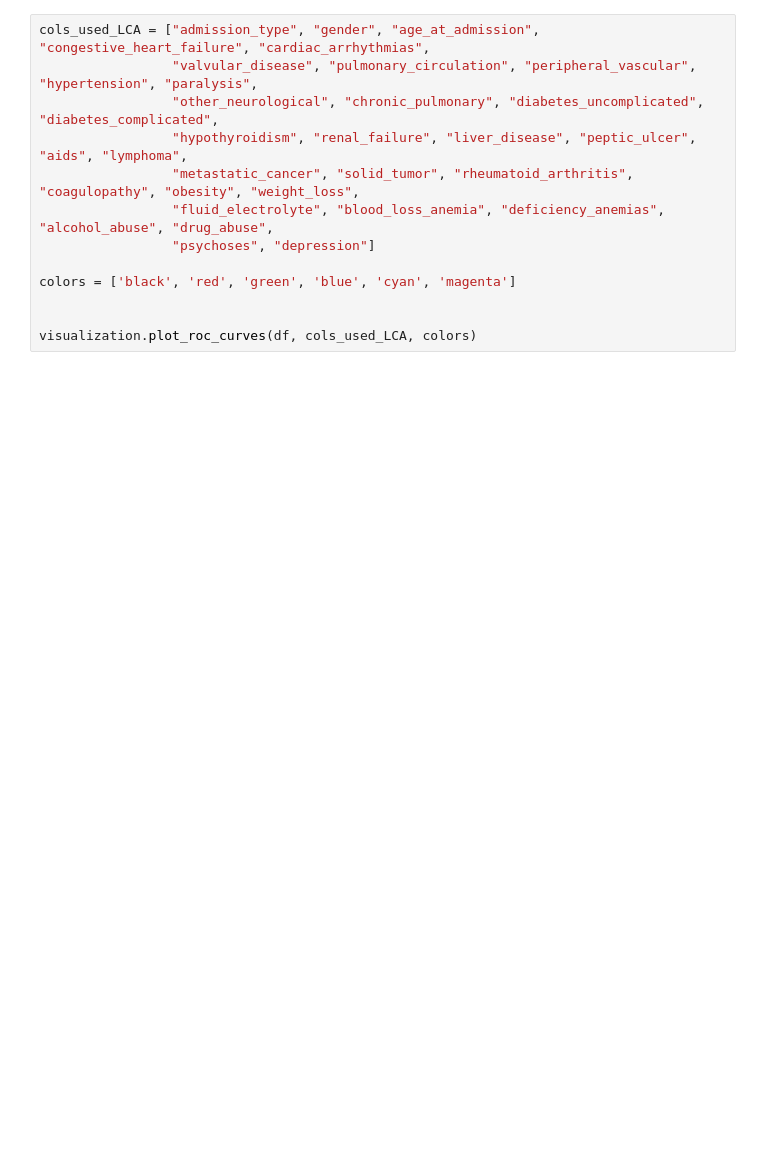
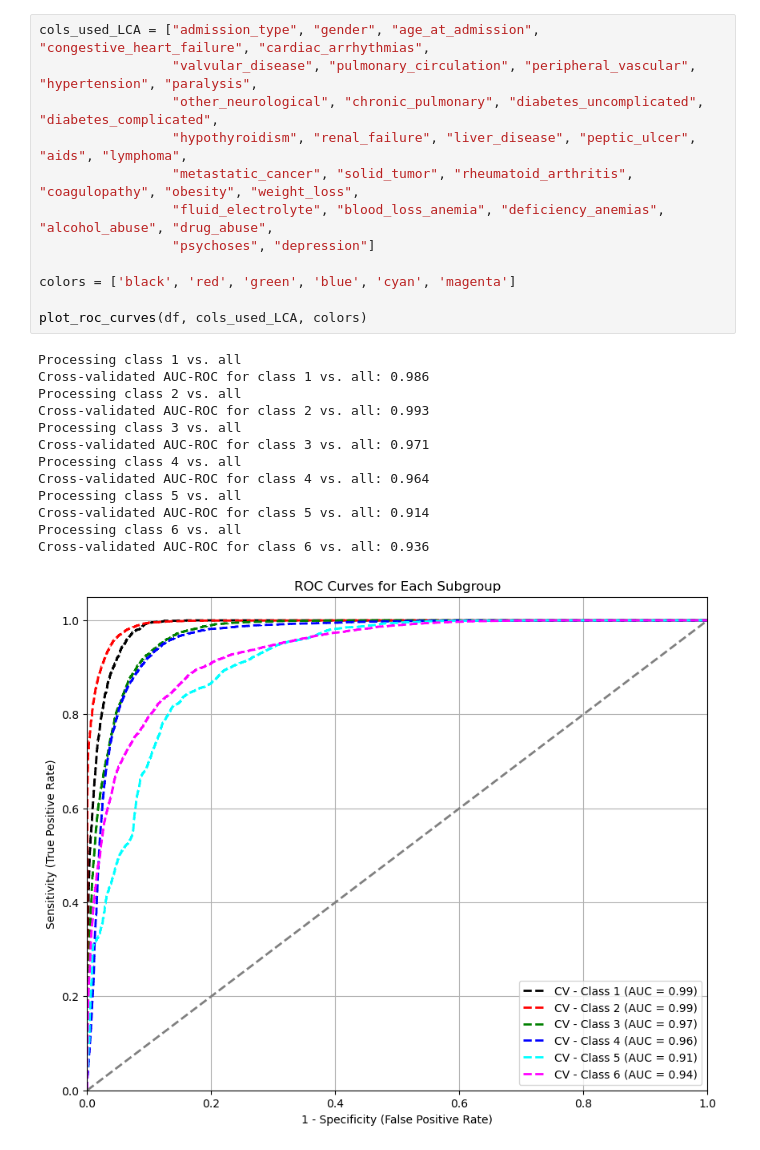
Before and after one commit to kshannon-ucsd/24fa-dsc180a, a Jupyter notebook: LCA_Analysis/LCA_post_analysis.ipynb, the cells around one changed output. Saved outputs shown, nothing was run; the diff lists cells and outputs as text; blank space fills up the shorter version.

```diff
--- a/LCA_Analysis/LCA_post_analysis.ipynb
+++ b/LCA_Analysis/LCA_post_analysis.ipynb
@@ -24,13 +63,26 @@ visualization.plot_subgroup_characteristics(df, bubble_size_scale=10, save_plots
 # %%
 cols_used_LCA = ["admission_type", "gender", "age_at_admission", "congestive_heart_failure", "cardiac_arrhythmias",
                  "valvular_disease", "pulmonary_circulation", "peripheral_vascular", "hypertension", "paralysis",
                  "other_neurological", "chronic_pulmonary", "diabetes_uncomplicated", "diabetes_complicated",
                  "hypothyroidism", "renal_failure", "liver_disease", "peptic_ulcer", "aids", "lymphoma",
                  "metastatic_cancer", "solid_tumor", "rheumatoid_arthritis", "coagulopathy", "obesity", "weight_loss",
                  "fluid_electrolyte", "blood_loss_anemia", "deficiency_anemias", "alcohol_abuse", "drug_abuse",
                  "psychoses", "depression"]
 
 colors = ['black', 'red', 'green', 'blue', 'cyan', 'magenta']
 
-
-visualization.plot_roc_curves(df, cols_used_LCA, colors)
+plot_roc_curves(df, cols_used_LCA, colors)
+# %% [output]
+Processing class 1 vs. all
+Cross-validated AUC-ROC for class 1 vs. all: 0.986
+Processing class 2 vs. all
+Cross-validated AUC-ROC for class 2 vs. all: 0.993
+Processing class 3 vs. all
+Cross-validated AUC-ROC for class 3 vs. all: 0.971
+Processing class 4 vs. all
+Cross-validated AUC-ROC for class 4 vs. all: 0.964
+Processing class 5 vs. all
+Cross-validated AUC-ROC for class 5 vs. all: 0.914
+Processing class 6 vs. all
+Cross-validated AUC-ROC for class 6 vs. all: 0.936
+[figure, added]
```
Also changed, not shown: parts of 14 cells of this notebook, 3 other files.
